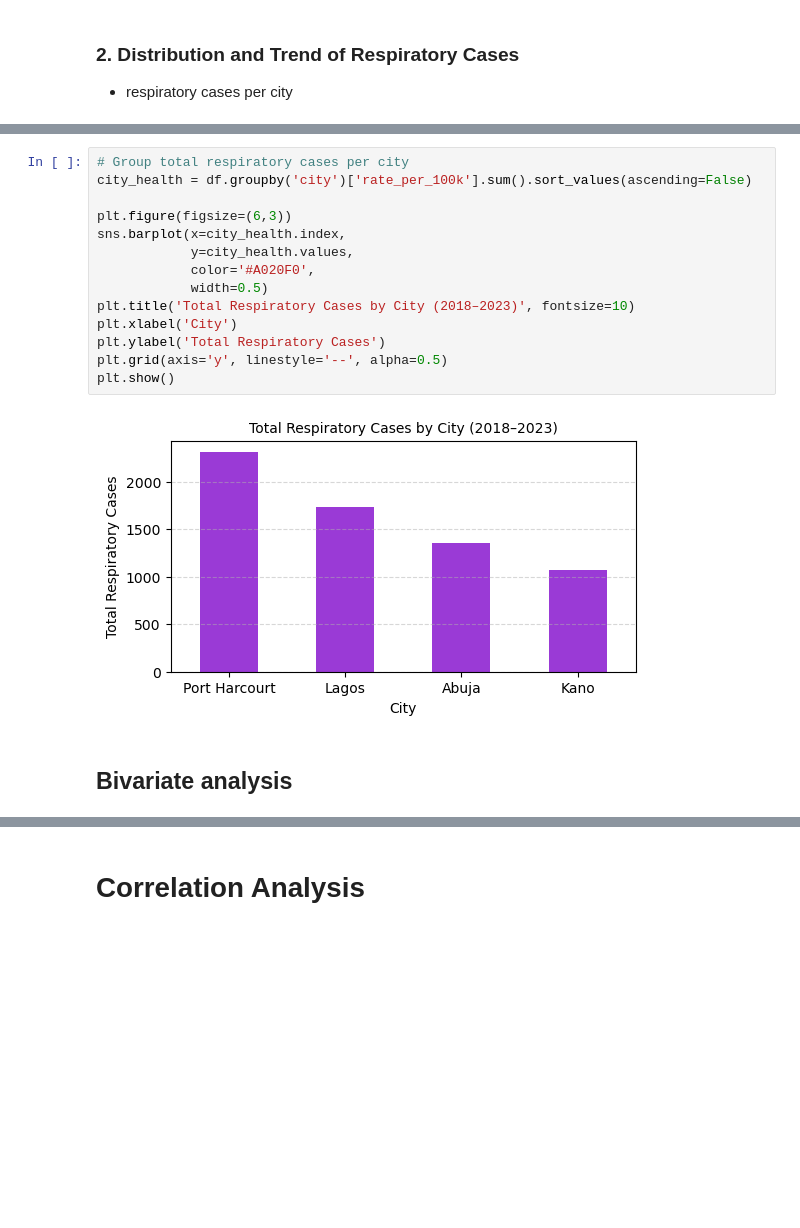
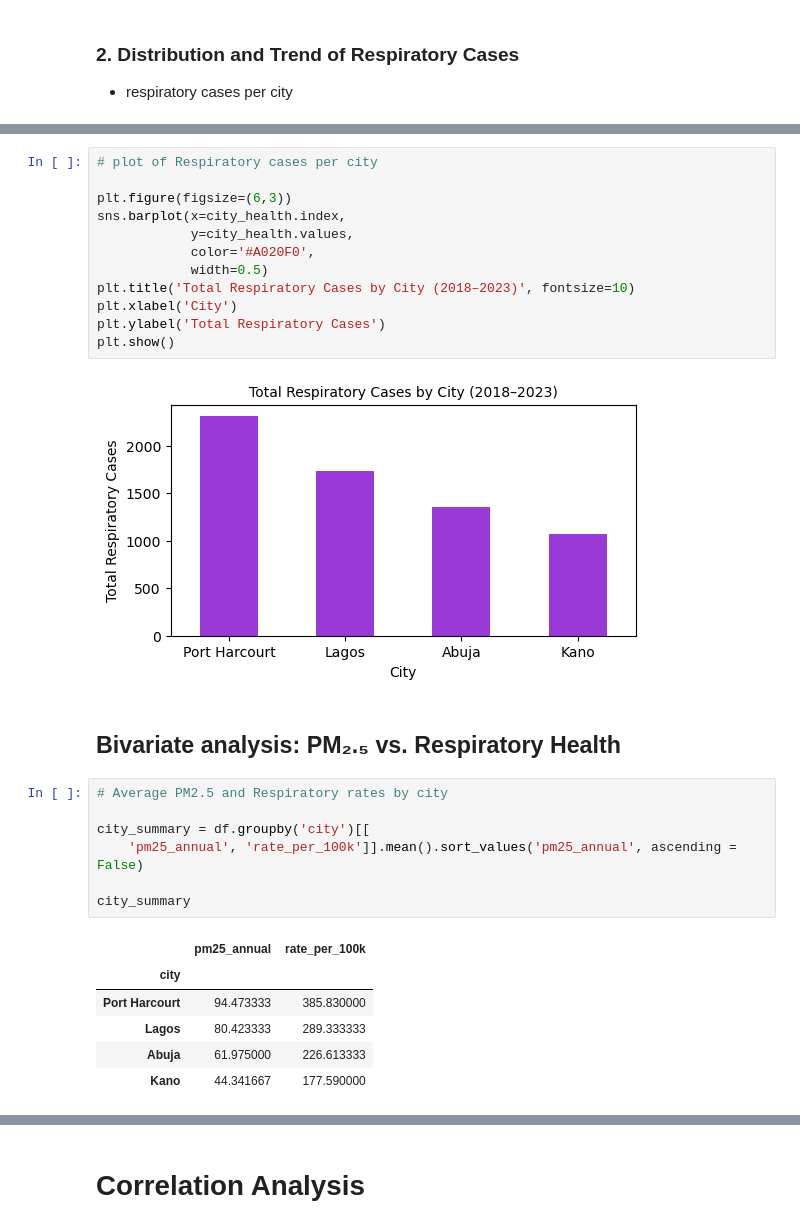
Before and after one commit to DataxEnv/environmental-health-analysis, a Jupyter notebook: environmental_health_analysis.ipynb, the cells around one changed output, grey strips where cells are left out. Drawn from its saved outputs; the diff is of its cells as text; blank space fills up the shorter version.

```diff
--- a/environmental_health_analysis.ipynb
+++ b/environmental_health_analysis.ipynb
@@ -187,6 +207,5 @@ Port Harcourt stands out as the most polluted throughout the period, with Lagos
 # %%
-# Group total respiratory cases per city
-city_health = df.groupby('city')['rate_per_100k'].sum().sort_values(ascending=False)
+# plot of Respiratory cases per city
 
 plt.figure(figsize=(6,3))
 sns.barplot(x=city_health.index,
@@ -196,9 +215,22 @@ sns.barplot(x=city_health.index,
 plt.title('Total Respiratory Cases by City (2018–2023)', fontsize=10)
 plt.xlabel('City')
 plt.ylabel('Total Respiratory Cases')
-plt.grid(axis='y', linestyle='--', alpha=0.5)
 plt.show()
 # %% [output]
-[figure, old version]
+[figure, new version]
 # %% [markdown]
-## Bivariate analysis
+## Bivariate analysis: PM₂.₅ vs. Respiratory Health
+# %%
+# Average PM2.5 and Respiratory rates by city
+
+city_summary = df.groupby('city')[[
+    'pm25_annual', 'rate_per_100k']].mean().sort_values('pm25_annual', ascending = False)
+
+city_summary
+# %% [output]
+|  | pm25_annual | rate_per_100k |
+| city |  |  |
+| Port Harcourt | 94.473333 | 385.830000 |
+| Lagos | 80.423333 | 289.333333 |
+| Abuja | 61.975000 | 226.613333 |
+| Kano | 44.341667 | 177.590000 |
```
Also changed, not shown: parts of 8 cells of this notebook.
